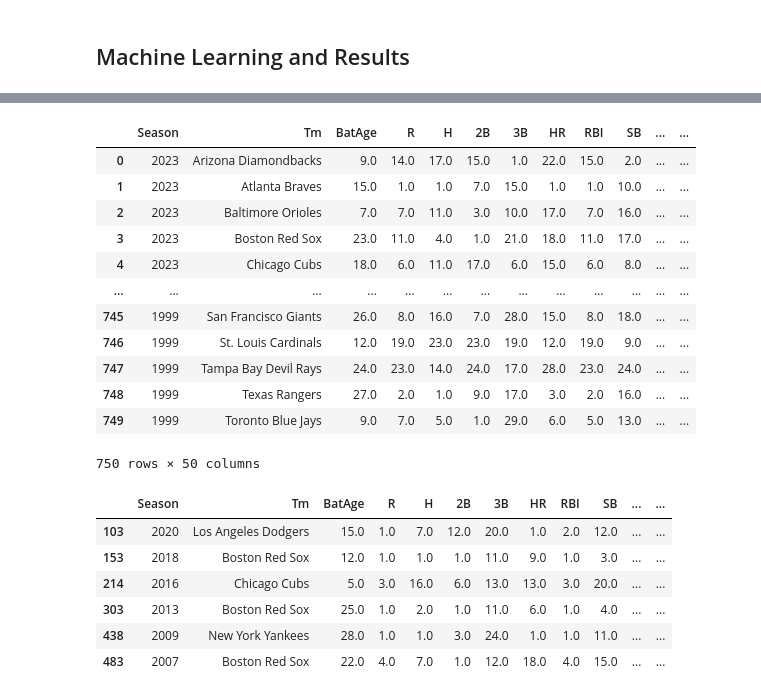
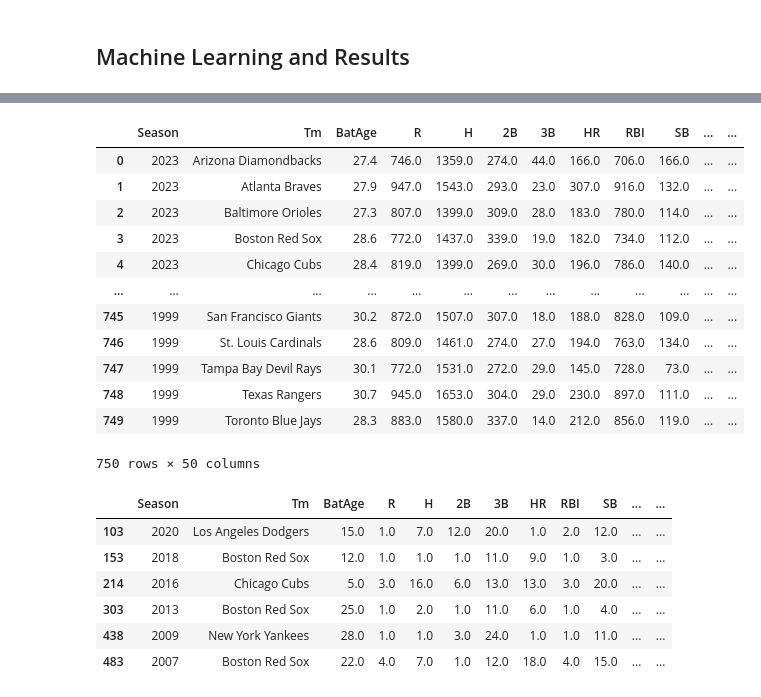
Before and after one commit to suneepathangay/DS3000-Repo, a Jupyter notebook: WS_Project_Draft6JR.ipynb, the cells around one changed output, grey strips where cells are left out. Drawn from its saved outputs; the diff is of its cells as text; code cells hidden in the pictures.

```diff
--- a/WS_Project_Draft6JR.ipynb
+++ b/WS_Project_Draft6JR.ipynb
@@ -648,19 +649,19 @@ plot_feat_import(x_feat_list, rf_clf_ranked_playoffs.feature_importances_, limit
-# %%
-master_df_ranked
-# %% [output]
-|  | Season | Tm | BatAge | R | H | 2B | 3B | HR | RBI | SB | ... | ... |
-| 0 | 2023 | Arizona Diamondbacks | 9.0 | 14.0 | 17.0 | 15.0 | 1.0 | 22.0 | 15.0 | 2.0 | ... | ... |
-| 1 | 2023 | Atlanta Braves | 15.0 | 1.0 | 1.0 | 7.0 | 15.0 | 1.0 | 1.0 | 10.0 | ... | ... |
-| 2 | 2023 | Baltimore Orioles | 7.0 | 7.0 | 11.0 | 3.0 | 10.0 | 17.0 | 7.0 | 16.0 | ... | ... |
-| 3 | 2023 | Boston Red Sox | 23.0 | 11.0 | 4.0 | 1.0 | 21.0 | 18.0 | 11.0 | 17.0 | ... | ... |
-| 4 | 2023 | Chicago Cubs | 18.0 | 6.0 | 11.0 | 17.0 | 6.0 | 15.0 | 6.0 | 8.0 | ... | ... |
-| ... | ... | ... | ... | ... | ... | ... | ... | ... | ... | ... | ... | ... |
-| 745 | 1999 | San Francisco Giants | 26.0 | 8.0 | 16.0 | 7.0 | 28.0 | 15.0 | 8.0 | 18.0 | ... | ... |
-| 746 | 1999 | St. Louis Cardinals | 12.0 | 19.0 | 23.0 | 23.0 | 19.0 | 12.0 | 19.0 | 9.0 | ... | ... |
-| 747 | 1999 | Tampa Bay Devil Rays | 24.0 | 23.0 | 14.0 | 24.0 | 17.0 | 28.0 | 23.0 | 24.0 | ... | ... |
-| 748 | 1999 | Texas Rangers | 27.0 | 2.0 | 1.0 | 9.0 | 17.0 | 3.0 | 2.0 | 16.0 | ... | ... |
-| 749 | 1999 | Toronto Blue Jays | 9.0 | 7.0 | 5.0 | 1.0 | 29.0 | 6.0 | 5.0 | 13.0 | ... | ... |
-750 rows × 50 columns
+# %%
+master_df_read
+# %% [output]
+|  | Season | Tm | BatAge | R | H | 2B | 3B | HR | RBI | SB | ... | ... |
+| 0 | 2023 | Arizona Diamondbacks | 27.4 | 746.0 | 1359.0 | 274.0 | 44.0 | 166.0 | 706.0 | 166.0 | ... | ... |
+| 1 | 2023 | Atlanta Braves | 27.9 | 947.0 | 1543.0 | 293.0 | 23.0 | 307.0 | 916.0 | 132.0 | ... | ... |
+| 2 | 2023 | Baltimore Orioles | 27.3 | 807.0 | 1399.0 | 309.0 | 28.0 | 183.0 | 780.0 | 114.0 | ... | ... |
+| 3 | 2023 | Boston Red Sox | 28.6 | 772.0 | 1437.0 | 339.0 | 19.0 | 182.0 | 734.0 | 112.0 | ... | ... |
+| 4 | 2023 | Chicago Cubs | 28.4 | 819.0 | 1399.0 | 269.0 | 30.0 | 196.0 | 786.0 | 140.0 | ... | ... |
+| ... | ... | ... | ... | ... | ... | ... | ... | ... | ... | ... | ... | ... |
+| 745 | 1999 | San Francisco Giants | 30.2 | 872.0 | 1507.0 | 307.0 | 18.0 | 188.0 | 828.0 | 109.0 | ... | ... |
+| 746 | 1999 | St. Louis Cardinals | 28.6 | 809.0 | 1461.0 | 274.0 | 27.0 | 194.0 | 763.0 | 134.0 | ... | ... |
+| 747 | 1999 | Tampa Bay Devil Rays | 30.1 | 772.0 | 1531.0 | 272.0 | 29.0 | 145.0 | 728.0 | 73.0 | ... | ... |
+| 748 | 1999 | Texas Rangers | 30.7 | 945.0 | 1653.0 | 304.0 | 29.0 | 230.0 | 897.0 | 111.0 | ... | ... |
+| 749 | 1999 | Toronto Blue Jays | 28.3 | 883.0 | 1580.0 | 337.0 | 14.0 | 212.0 | 856.0 | 119.0 | ... | ... |
+750 rows × 50 columns
 # %%
 master_df_ranked.loc[((master_df_ranked['W'] == 1) & (master_df_ranked['Playoff Round'] == 5)), :]
 # %% [output]
```
Also changed, not shown: parts of 5 cells of this notebook.
